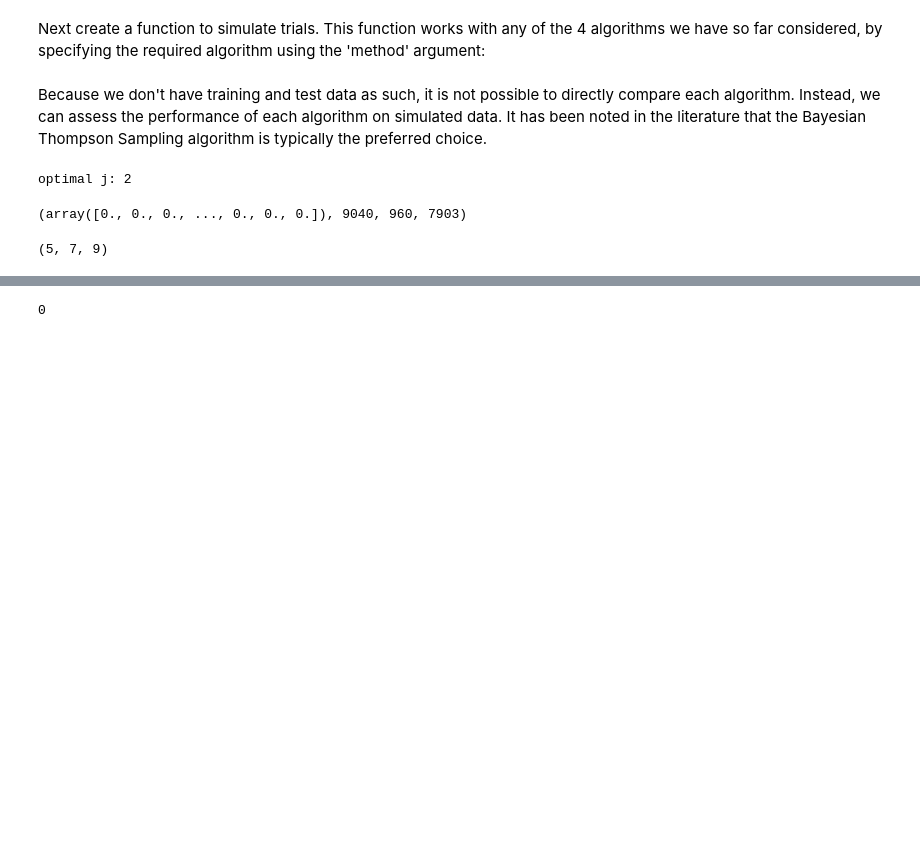
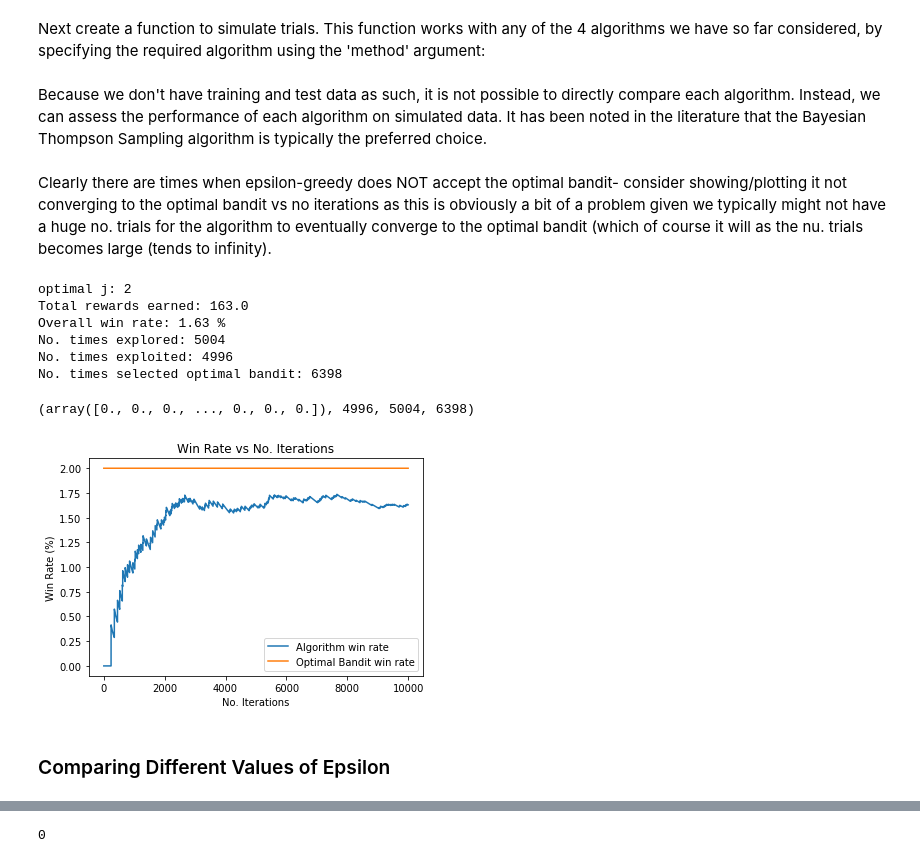
Before and after one commit to Domscruton/Bayesian-AB-Testing, a Jupyter notebook: Bayesian-AB-Algorithms.ipynb, the cells around one changed output, grey strips where cells are left out. Cells and saved outputs as stored; diff of their text form; code cells hidden in the pictures; blank space fills up the shorter version.

Commit message:
Adding plotting and summary output to simulation function

```diff
--- a/Bayesian-AB-Algorithms.ipynb
+++ b/Bayesian-AB-Algorithms.ipynb
@@ -277,5 +346,6 @@ def EG_fun(bandits, Num_trials, EPS, cooling_schedule, rewards, num_times_explor
 # %%
-def Simulation(Bandit_Probabilities, cooling_schedule = 1, Num_trials = 10000, EPS = 0.1, method = "epsilon greedy"):
+def Simulation(Bandit_Probabilities, cooling_schedule = 1, Num_trials = 10000, EPS = 0.1, method = "epsilon greedy",
+              print_results = True, plot_results = True):
 
     """Function to simulate epsilon-greedy bandit algorithm
     Inputs:
@@ -319,25 +389,46 @@ def Simulation(Bandit_Probabilities, cooling_schedule = 1, Num_trials = 10000, E
     if method == possible_methods[3]:
         rewards, num_times_explored, num_times_exploited, num_optimal = EG_fun(*arguments)
 
+    # Print and Plot results
 
+    if print_results == True:
+        # Print summaries
+        print("Total rewards earned:", rewards.sum())
+        print("Overall win rate:", 100 * rewards.sum() / Num_trials, "%")
+        print("No. times explored:", num_times_explored)
+        print("No. times exploited:", num_times_exploited)
+        print("No. times selected optimal bandit:", num_optimal)
+
+    if plot_results == True:
+        # Calculate cumulative sum of rewards and win rate at each iteration
+        # We could plot different results depending on the algorithm- have an option where
+        # we can simulate more than 1 algorithm and plot the sum of rewards for each algorithm
+        cumulativeRewards = np.cumsum(rewards)
+        win_rate = 100 * cumulativeRewards / np.arange(1, Num_trials + 1)
+        plt.plot(win_rate, label = "Algorithm win rate")
+        plt.plot(100 * np.ones(Num_trials) * np.max(Bandit_Probabilities), label = "Optimal Bandit win rate")
+        plt.legend()
+        plt.title("Win Rate vs No. Iterations")
+        plt.xlabel("No. Iterations")
+        plt.ylabel("Win Rate (%)")
+
+        # Also plot trade-off between exploration and exploitation
+
+    # Plot Results
     return rewards, num_times_exploited, num_times_explored, num_optimal
+# %% [markdown]
+Clearly there are times when epsilon-greedy does NOT accept the optimal bandit- consider showing/plotting it not converging to the optimal bandit vs no iterations as this is obviously a bit of a problem given we typically might not have a huge no. trials for the algorithm to eventually converge to the optimal bandit (which of course it will as the nu. trials becomes large (tends to infinity).
 # %%
-Simulation([0.01, 0.015, 0.02])
+random.seed(10)
+Simulation(Bandit_Probabilities = [0.01, 0.015, 0.02], EPS = 0.5)
 # %% [output]
 optimal j: 2
+Total rewards earned: 163.0
+Overall win rate: 1.63 %
+No. times explored: 5004
+No. times exploited: 4996
+No. times selected optimal bandit: 6398
-(array([0., 0., 0., ..., 0., 0., 0.]), 9040, 960, 7903)
+(array([0., 0., 0., ..., 0., 0., 0.]), 4996, 5004, 6398)
+[figure, added]
-# %%
-def testing():
-    arg1 = 5
-    arg2 = 7
-    arg3 = 9
-    return arg1, arg2, arg3
-o1 = 5
-o2 = 6
-o3 = 7
-outputs = [o1, o2, o3]
-
-outputs = testing()
-print(outputs)
-# %% [output]
-(5, 7, 9)
+# %% [markdown]
+### Comparing Different Values of Epsilon
```
Also changed, not shown: parts of 15 cells of this notebook.
